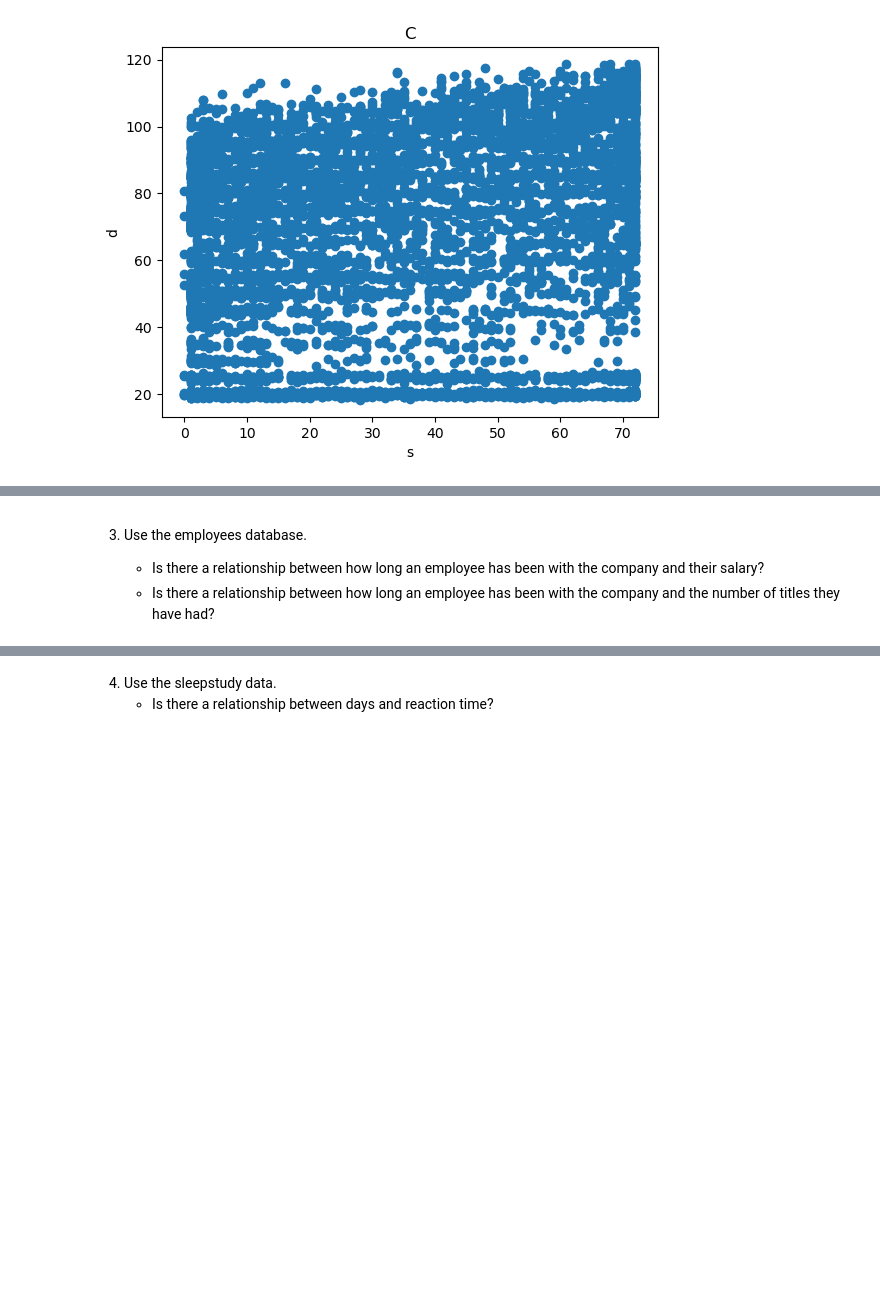
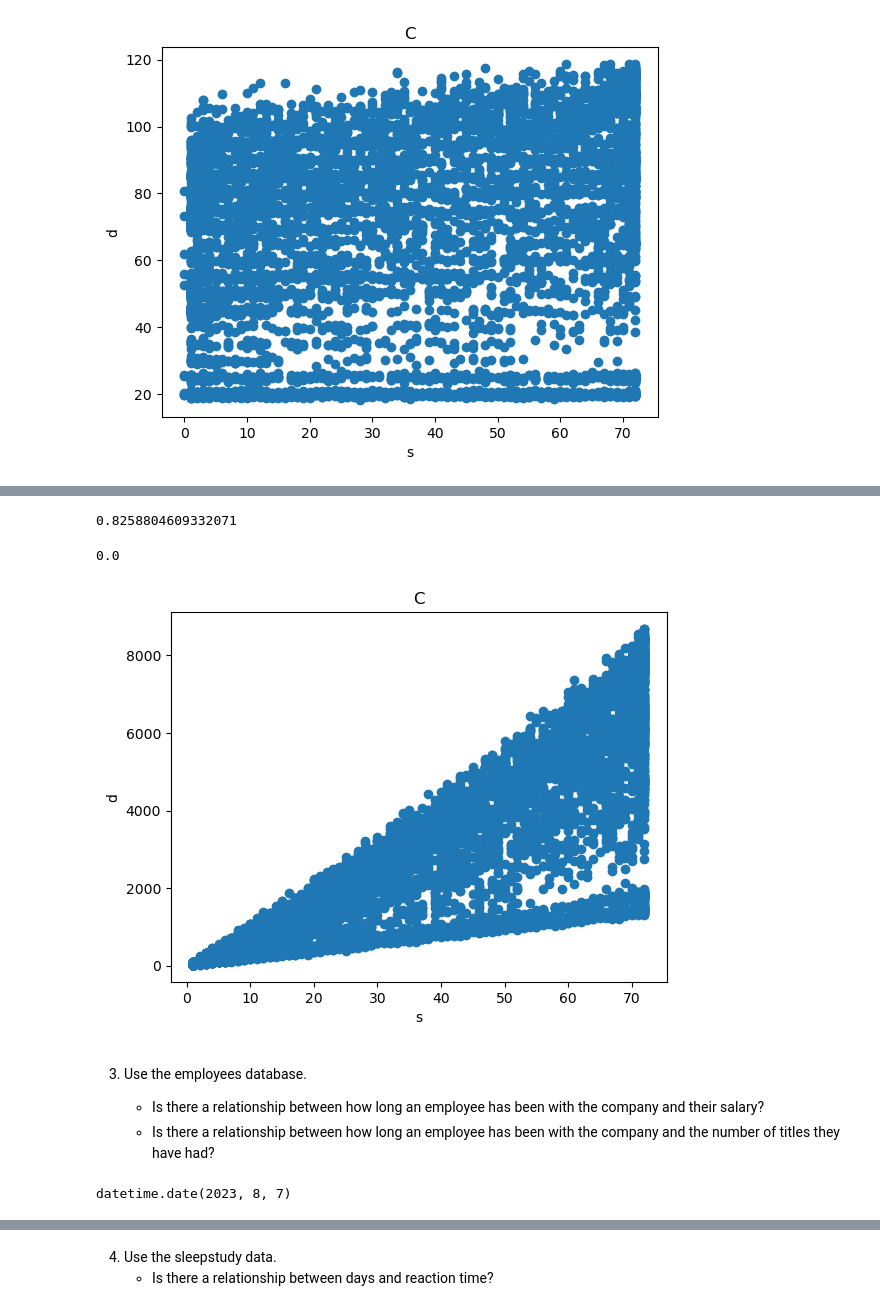
Before and after one commit to Joshua-Click/statistics-exercises, a Jupyter notebook: hypothesis_testing.ipynb, the cells around one changed output, grey strips where cells are left out. Cells and saved outputs as stored; diff of their text form; code cells hidden in the pictures; blank space fills up the shorter version.

```diff
--- a/hypothesis_testing.ipynb
+++ b/hypothesis_testing.ipynb
@@ -141 +152,3 @@ ValueError: could not convert string to float: ' '
+# %%
+tco_df['total_charges'] = pd.to_numeric(tco_df['total_charges'], errors='coerce')
 # %%
@@ -152,0 +180,2 @@ memory usage: 110.2+ KB
+# %%
+ten_total = tco_df[['tenure', 'total_charges']]
@@ -157,5 +191,27 @@ UFuncTypeError: ufunc 'add' did not contain a loop with signature matching types
+# %%
+r
+# %% [output]
+0.8258804609332071
+# %%
+p
+# %% [output]
+0.0
+# %%
+plt.scatter(ten_total.tenure, ten_total.total_charges)
+plt.title('C')
+plt.xlabel('s')
+plt.ylabel('d')
+plt.show()
+# %% [output]
+[figure, added]
 # %% [markdown]
 3. Use the employees database.
 
     * Is there a relationship between how long an employee has been with the company and their salary?
     * Is there a relationship between how long an employee has been with the company and the number of titles they have had?
+# %%
+from datetime import date
+now = date.today()
+now
+# %% [output]
+datetime.date(2023, 8, 7)
```
Also changed, not shown: parts of 17 cells of this notebook.
